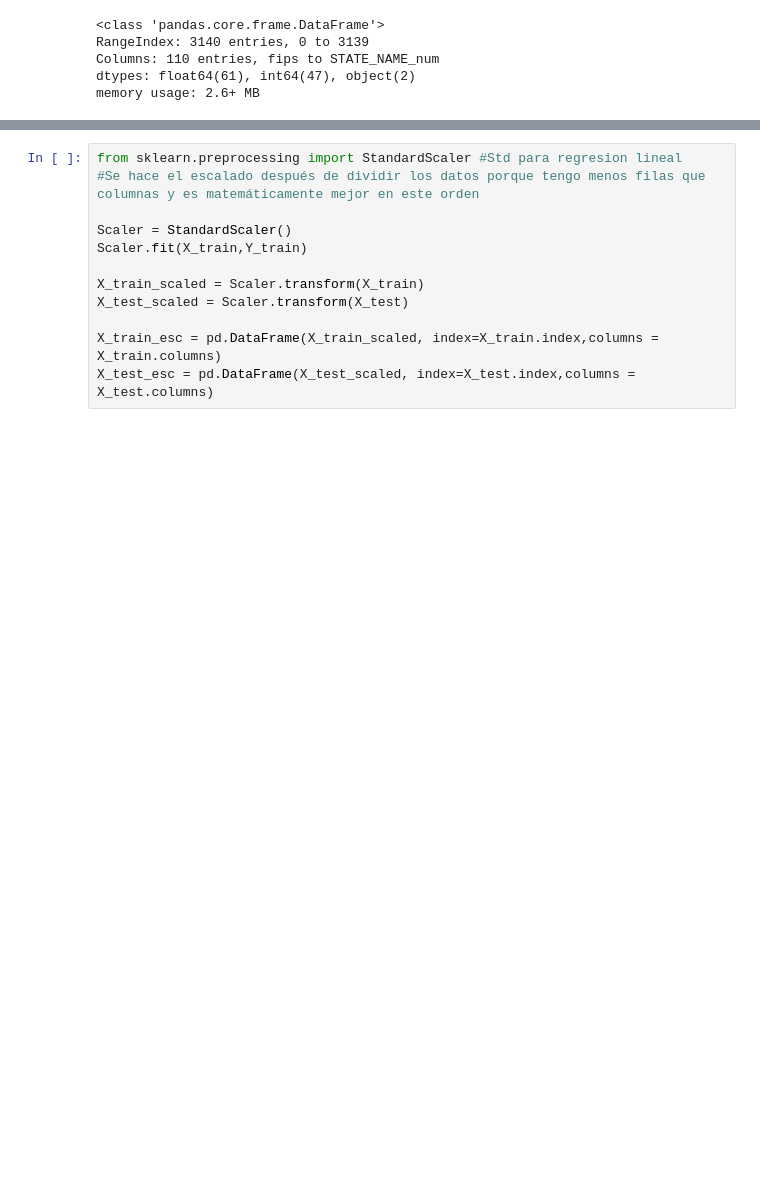
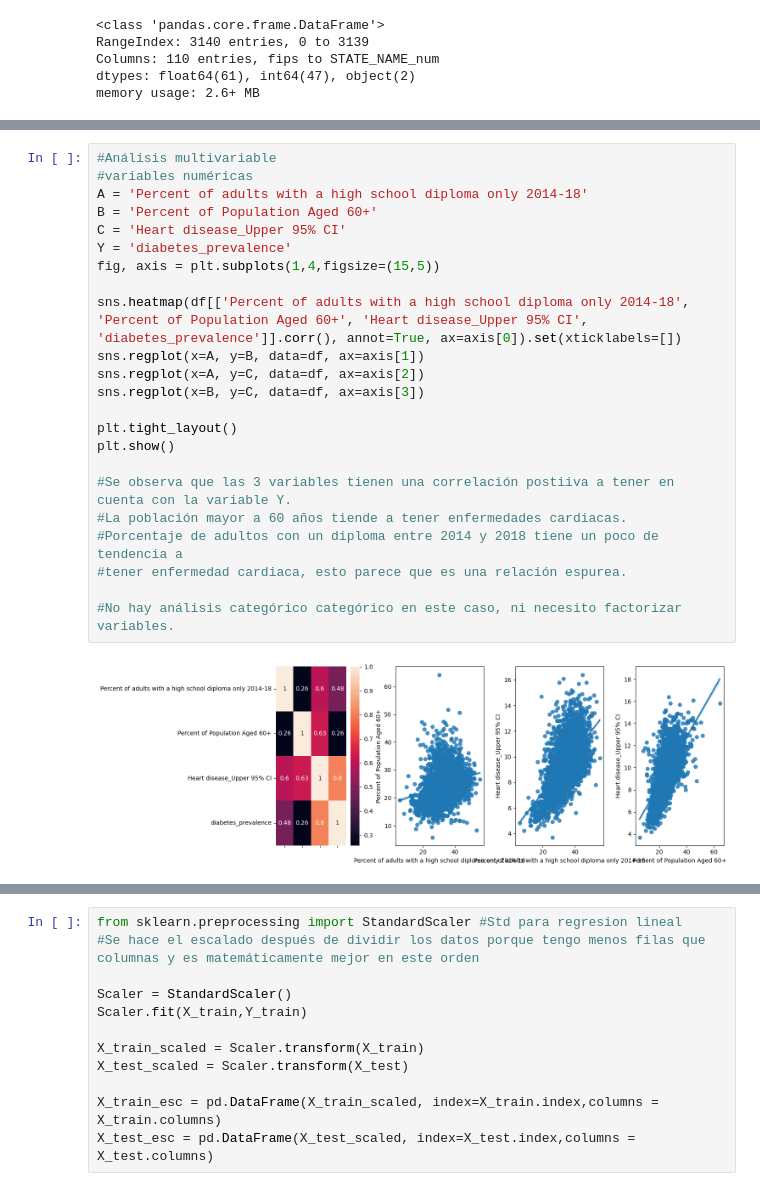
Before and after one commit to 19Juan/Modelo-lineal-regularizado, a Jupyter notebook: src/explore.ipynb, the cells around one changed output, grey strips where cells are left out. Cells and saved outputs as stored; diff of their text form; blank space fills up the shorter version.

```diff
--- a/src/explore.ipynb
+++ b/src/explore.ipynb
@@ -85,0 +125,25 @@ diabetes_number
+# %%
+#Análisis multivariable
+#variables numéricas
+A = 'Percent of adults with a high school diploma only 2014-18'
+B = 'Percent of Population Aged 60+'
+C = 'Heart disease_Upper 95% CI'
+Y = 'diabetes_prevalence'
+fig, axis = plt.subplots(1,4,figsize=(15,5))
+
+sns.heatmap(df[['Percent of adults with a high school diploma only 2014-18', 'Percent of Population Aged 60+', 'Heart disease_Upper 95% CI', 'diabetes_prevalence']].corr(), annot=True, ax=axis[0]).set(xticklabels=[])
+sns.regplot(x=A, y=B, data=df, ax=axis[1])
+sns.regplot(x=A, y=C, data=df, ax=axis[2])
+sns.regplot(x=B, y=C, data=df, ax=axis[3])
+
+plt.tight_layout()
+plt.show()
+
+#Se observa que las 3 variables tienen una correlación postiiva a tener en cuenta con la variable Y.
+#La población mayor a 60 años tiende a tener enfermedades cardiacas.
+#Porcentaje de adultos con un diploma entre 2014 y 2018 tiene un poco de tendencia a
+#tener enfermedad cardiaca, esto parece que es una relación espurea.
+
+#No hay análisis categórico categórico en este caso, ni necesito factorizar variables.
+# %% [output]
+[figure, added]
```
Also changed, not shown: parts of 20 cells of this notebook.
